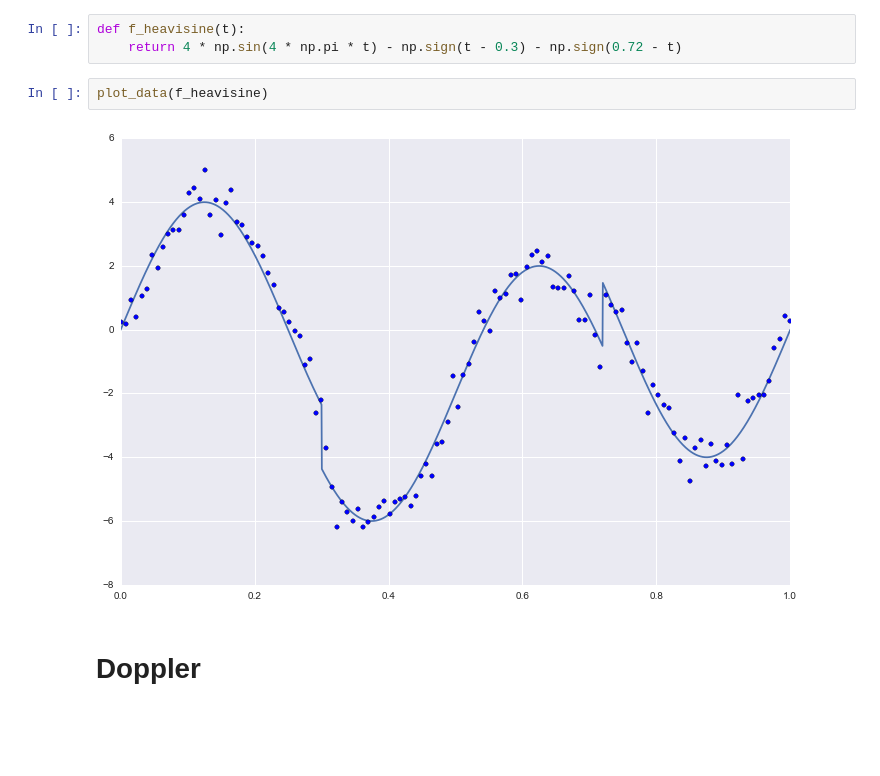
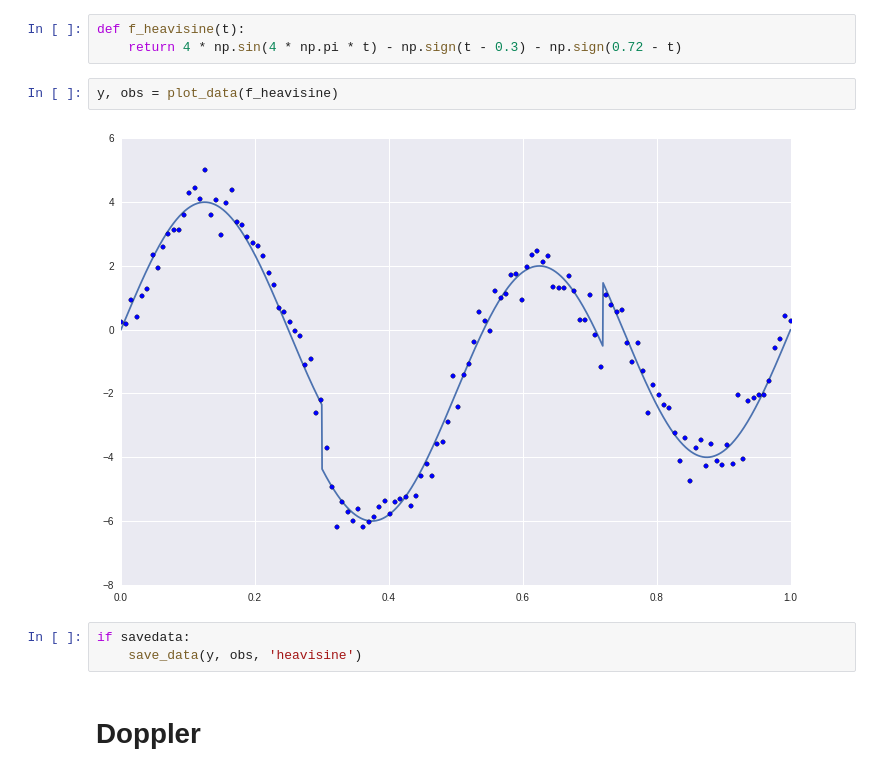
Before and after one commit to jmxpearson/laf, a Jupyter notebook: test_signals.ipynb, the cells around one changed output. Saved outputs shown, nothing was run; the diff lists cells and outputs as text; blank space fills up the shorter version.

```diff
--- a/test_signals.ipynb
+++ b/test_signals.ipynb
@@ -65,10 +83,13 @@ plot_data(f_bumps)
 # %%
 def f_heavisine(t):
     return 4 * np.sin(4 * np.pi * t) - np.sign(t - 0.3) - np.sign(0.72 - t)
-# %%
-plot_data(f_heavisine)
-# %% [output]
-[figure, removed]
+# %%
+y, obs = plot_data(f_heavisine)
+# %% [output]
+[figure, added]
+# %%
+if savedata:
+    save_data(y, obs, 'heavisine')
 # %% [markdown]
 # Doppler
 # %%
```
Also changed, not shown: parts of 12 cells of this notebook, 1 other file.
